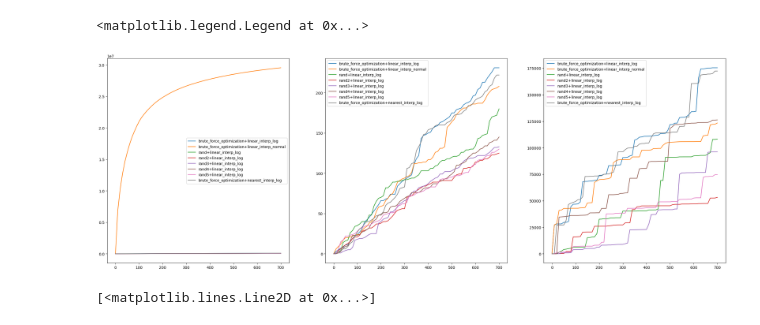
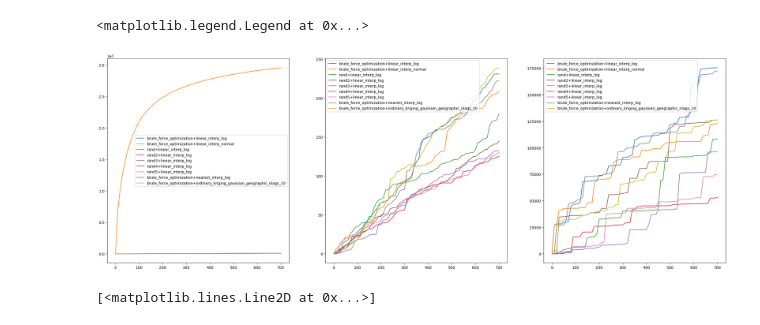
Before and after one commit to ternarysrche/rmp-wildfire, a Jupyter notebook: visualize_tradeoff_results.ipynb, the cells around one changed output. Saved outputs shown, nothing was run; the diff lists cells and outputs as text; code cells hidden in the pictures.

```diff
--- a/visualize_tradeoff_results.ipynb
+++ b/visualize_tradeoff_results.ipynb
@@ -4,29 +4,30 @@ import matplotlib.pyplot as plt
 # %%
 files = ['./tradeoff_results/brute_force_optimization+linear_interp_log', './tradeoff_results/brute_force_optimization+linear_interp_normal',
          './tradeoff_results/rand+linear_interp_log', './tradeoff_results/rand2+linear_interp_log', './tradeoff_results/rand3+linear_interp_log',
-        './tradeoff_results/rand4+linear_interp_log', './tradeoff_results/rand5+linear_interp_log', './tradeoff_results/brute_force_optimization+nearest_interp_log']
+        './tradeoff_results/rand4+linear_interp_log', './tradeoff_results/rand5+linear_interp_log', './tradeoff_results/brute_force_optimization+nearest_interp_log',
+        './tradeoff_results/brute_force_optimization+ordinary_kriging_gaussian_geographic_nlags_10']
 xs, y1s, y2s, y3s = [], [], [], []
 for file in files:
     with open(file, 'rb') as fp:
         x, y1, y2, y3 = pickle.load(fp)
         xs.append(x)
         y1s.append(y1)
         y2s.append(y2)
         y3s.append(y3)
 
 fig, ax = plt.subplots(nrows=1, ncols=3, figsize = (30,10))
 
 for ind in range(len(xs)):
     ax[0].plot(xs[ind], y1s[ind], label = files[ind].split("/")[-1])
     ax[1].plot(xs[ind], y2s[ind], label = files[ind].split("/")[-1])
     ax[2].plot(xs[ind], y3s[ind], label = files[ind].split("/")[-1])
 
 ax[0].legend()
 ax[1].legend()
 ax[2].legend()
 # %% [output]
 <matplotlib.legend.Legend at 0x...>
-[figure, old version]
+[figure, new version]
 # %%
 with open('./tradeoff_results/brute_force_optimization+linear_interp_normal', 'rb') as fp:
     x, y1, y2, y3 = pickle.load(fp)
```
Also changed, not shown: 6 other files.
